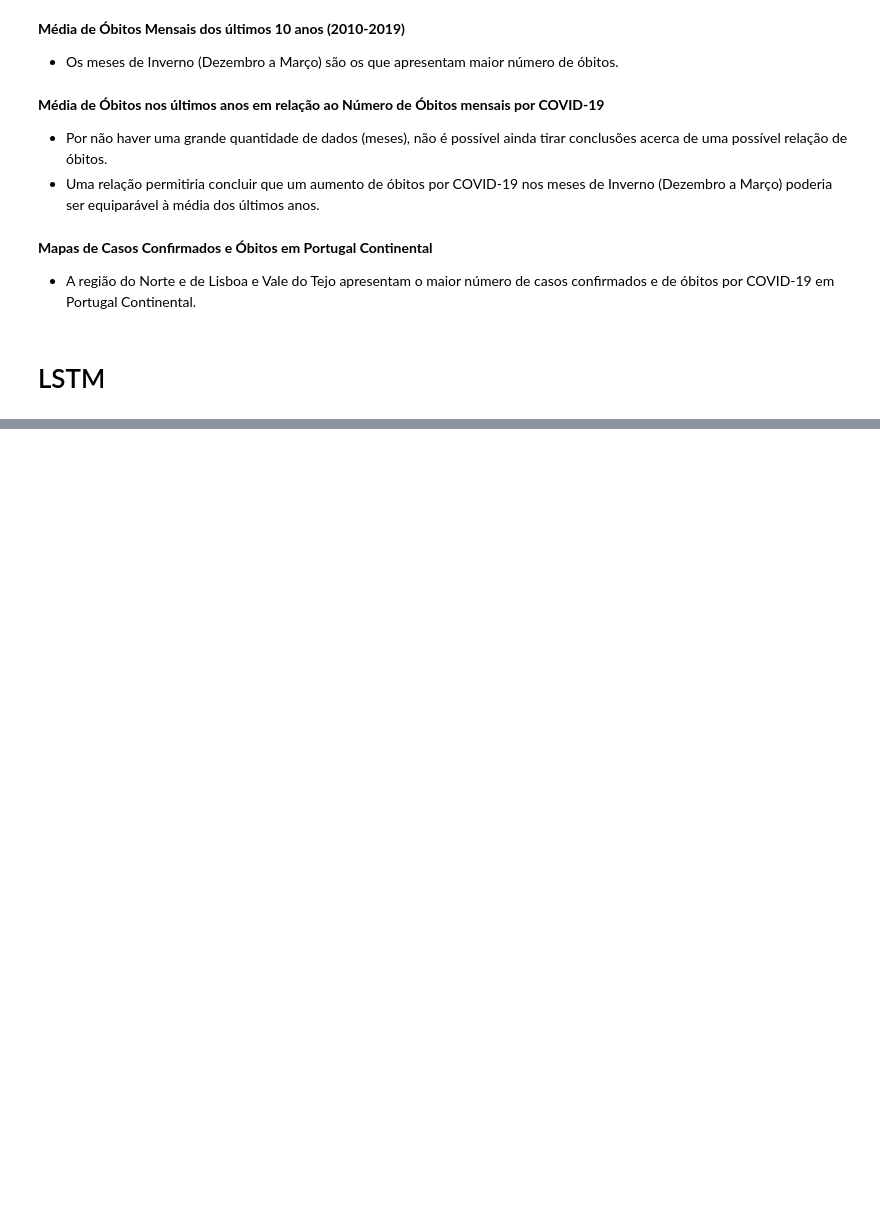
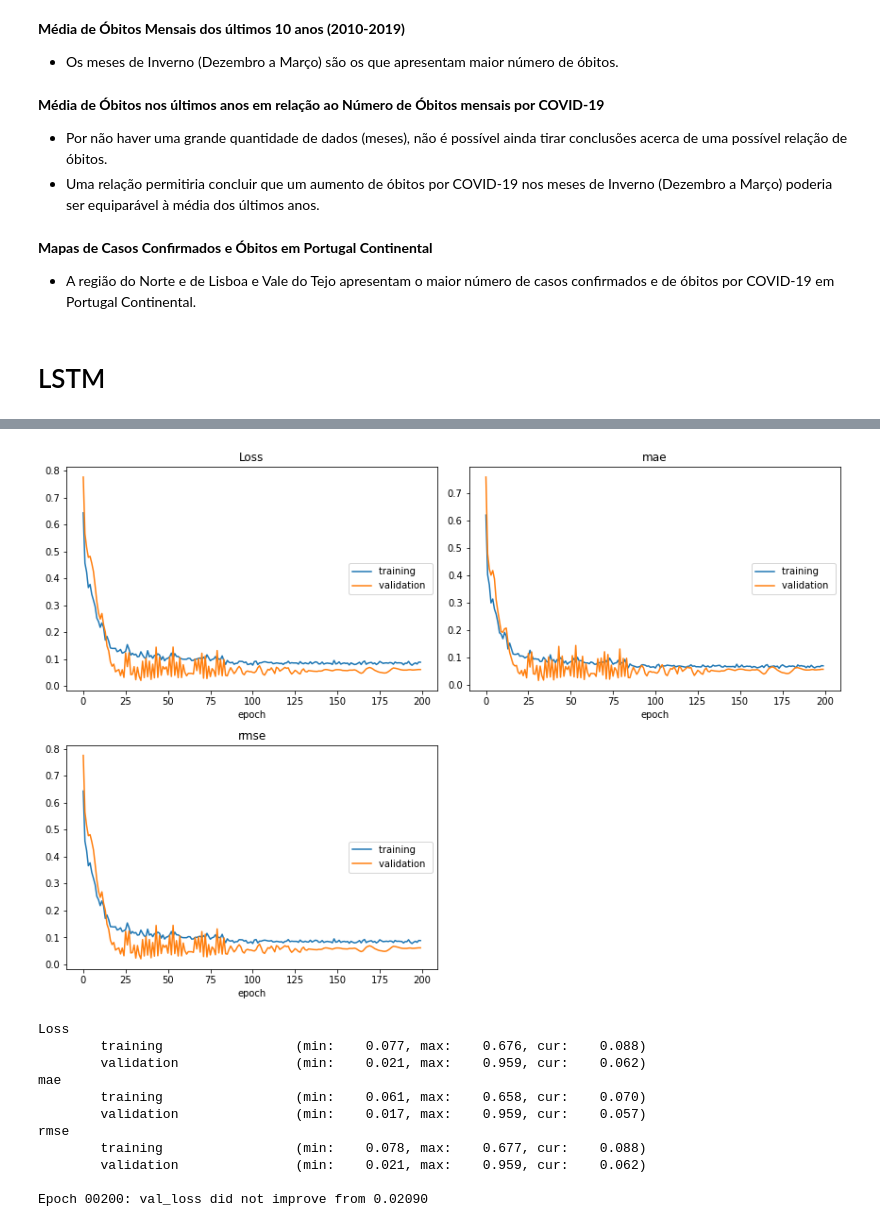
Before and after one commit to xRAFPx/AAII, a Jupyter notebook: Data_Analysis.ipynb, the cells around one changed output, grey strips where cells are left out. Saved outputs shown, nothing was run; the diff lists cells and outputs as text; code cells hidden in the pictures; blank space fills up the shorter version.

```diff
--- a/Data_Analysis.ipynb
+++ b/Data_Analysis.ipynb
@@ -837,0 +1001,23 @@ def data_normalization(df, normalization_range=(-1, 1)):
+# %%
+def build_model_gru(timesteps, features, h_neurons = 64, activation = 'tanh', dropout_rate = 0.5):
+    model = tf.keras.models.Sequential()
+    model.add(tf.keras.layers.GRU(h_neurons, return_sequences=True, input_shape=(timesteps, features)))
+    model.add(tf.keras.layers.Dropout(dropout_rate))
+    model.add(tf.keras.layers.GRU(int(h_neurons*2), return_sequences=True))
+    model.add(tf.keras.layers.Dropout(dropout_rate))
+    model.add(tf.keras.layers.GRU(int(h_neurons*4), return_sequences=True))
+    model.add(tf.keras.layers.Dropout(dropout_rate))
+    model.add(tf.keras.layers.GRU(int(h_neurons), return_sequences=True))
+    model.add(tf.keras.layers.Dropout(dropout_rate))
+    model.add(tf.keras.layers.Dense(h_neurons, activation = activation))
+    model.add(tf.keras.layers.Dense(1, activation='linear'))
+    model.compile(
+		loss = rmse,
+		optimizer = tf.keras.optimizers.Adam(),
+		metrics = ['mae', rmse]
+	)
+    print(model.summary())
+    tf.keras.utils.plot_model(model, 'covid19_model.png', show_shapes=True)
+    return model
+# %%
+model_norte_GRU = build_model_gru(timesteps, univariate, h_neurons = 50, dropout_rate = 0.2)
@@ -837,0 +1042,15 @@ def data_normalization(df, normalization_range=(-1, 1)):
+# %%
+history_norte_gru = train_model(model_norte_GRU, 2)
+# %% [output]
+[figure, added]
+Loss
+        training                 (min:    0.077, max:    0.676, cur:    0.088)
+        validation               (min:    0.021, max:    0.959, cur:    0.062)
+mae
+        training                 (min:    0.061, max:    0.658, cur:    0.070)
+        validation               (min:    0.017, max:    0.959, cur:    0.057)
+rmse
+        training                 (min:    0.078, max:    0.677, cur:    0.088)
+        validation               (min:    0.021, max:    0.959, cur:    0.062)
+
+Epoch 00200: val_loss did not improve from 0.02090
```
Also changed, not shown: parts of 57 cells of this notebook.
